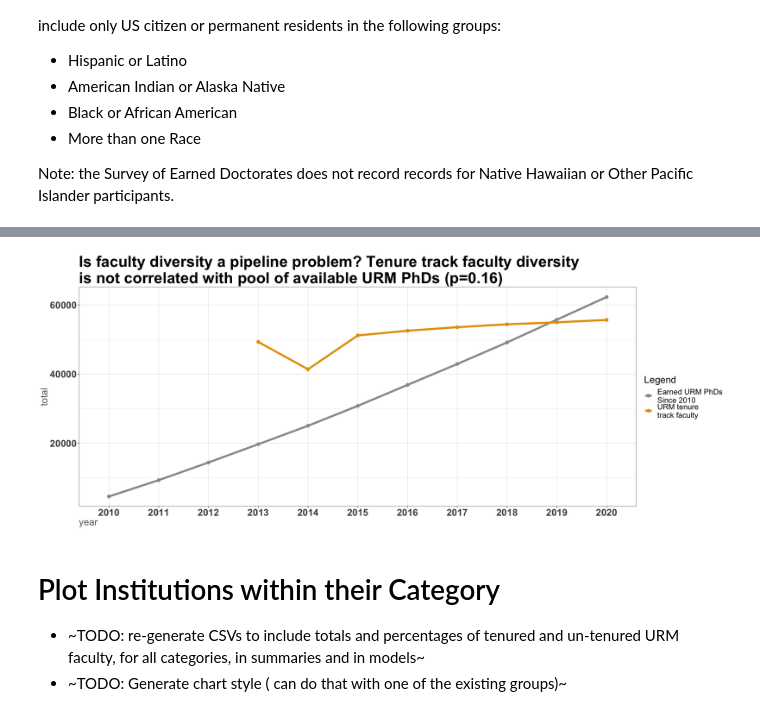
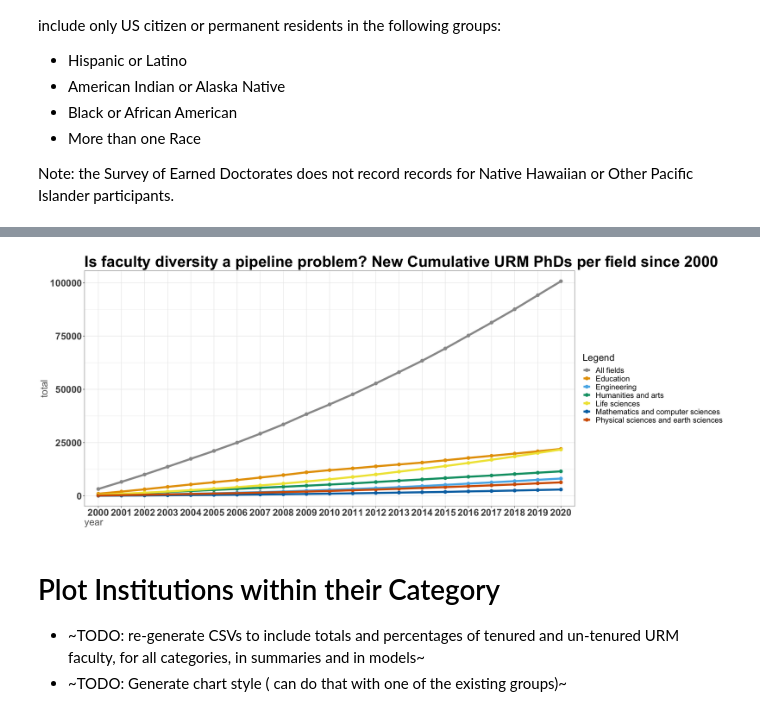
Before and after one commit to natematias/US-Faculty-Diversity-Projections, a Jupyter notebook: data/Paper Analysis and Data.R.ipynb, the cells around one changed output, grey strips where cells are left out. Drawn from its saved outputs; the diff is of its cells as text; code cells hidden in the pictures.

Commit message:
created code to merge earned doctorates data and include it in the paper analysis code

```diff
--- a/data/Paper Analysis and Data.R.ipynb
+++ b/data/Paper Analysis and Data.R.ipynb
@@ -204,28 +229,5 @@ colnames(ed.df)
 # %%
-## generate a column name from a number
-gencolname <- function(i){
-    return(paste("X",i,sep=""))
+## GENERATE A CUMULATIVE SUM FOR A SPECIFIC SEQUENCE OF YEARS
+yearsum <- function(df, min.year, max.year){
+    return(sum(subset(df, Group.1>=min.year & Group.1<=max.year)$count, na.rm=TRUE))
 }
-
-## GENERATE A CUMULATIVE SUM FOR A SPECIFIC SEQUENCE OF YEARS
-## Code validated against spreadsheet on Jan 7, 2022
-yearsum <- function(df, min.year, max.year){
-    return(sum(ed.df[,unlist(lapply(seq(min.year,max.year), FUN=gencolname))]))
-}
-# %%
-## Add cumulative sums
-cumulative.ed.df <- data.frame(
-    sequence = "Earned URM PhDs\nSince 2010",
-    year   = seq(2010, 2020),
-    total  = c(yearsum(ed.df, 2010,2010),
-               yearsum(ed.df, 2010,2011),
-               yearsum(ed.df, 2010,2012),
-               yearsum(ed.df, 2010,2013),
-               yearsum(ed.df, 2010,2014),
-               yearsum(ed.df, 2010,2015),
-               yearsum(ed.df, 2010,2016),
-               yearsum(ed.df, 2010,2017),
-               yearsum(ed.df, 2010,2018),
-               yearsum(ed.df, 2010,2019),
-               yearsum(ed.df, 2010,2020))
-)
@@ -233,0 +279,8 @@ cumulative.ed.df <- data.frame(
+# %%
+min.field.ed.cum.df <- cumulative.sums(min.field.ed.df, "All fields")
+min.field.ed.cum.df <-rbind(min.field.ed.cum.df, cumulative.sums(min.field.ed.df, "Education"))
+min.field.ed.cum.df <-rbind(min.field.ed.cum.df, cumulative.sums(min.field.ed.df, "Engineering"))
+min.field.ed.cum.df <-rbind(min.field.ed.cum.df, cumulative.sums(min.field.ed.df, "Humanities and arts"))
+min.field.ed.cum.df <-rbind(min.field.ed.cum.df, cumulative.sums(min.field.ed.df, "Life sciences"))
+min.field.ed.cum.df <-rbind(min.field.ed.cum.df, cumulative.sums(min.field.ed.df, "Mathematics and computer sciences"))
+min.field.ed.cum.df <-rbind(min.field.ed.cum.df, cumulative.sums(min.field.ed.df, "Physical sciences and earth sciences"))
@@ -253,22 +358,21 @@ ed.tt.cor.1.p
 # %%
-ggplot(ed.year.df, aes(year, total, color=sequence)) +
+ggplot(min.field.ed.cum.df, aes(year, total, color=group)) +
     geom_point(size=3) +
 #    geom_smooth(method=lm, size=2) +
     geom_line(size=2) +
     theme_bw() +
     scale_color_manual(values=cbPalette, name="Legend") +
-    scale_x_discrete(limits=seq(2010,2020, 1)) +
+    scale_x_discrete(limits=seq(2000,2020, 1)) +
     theme(text         = element_text(size=20),
           plot.title   = element_text(size=32, face="bold"),
           axis.text.x  = element_text(size=20, face="bold"),
           axis.text.y  = element_text(size=20, face="bold"),
           axis.title.x = element_text(hjust=0, color="#666666"),
           axis.title.y = element_text(color="#666666")) +
-    ggtitle(paste("Is faculty diversity a pipeline problem? Tenure track faculty diversity\n",
-                  "is not correlated with pool of available URM PhDs (p=", prettyNum(ed.tt.cor.1.p, digits=2) ,")",
+    ggtitle(paste("Is faculty diversity a pipeline problem? New Cumulative URM PhDs per field since 2000",
                   sep=""))
 # %% [output]
-[figure, old version]
+[figure, new version]
 # %% [markdown]
 # Plot Institutions within their Category
 
```
Also changed, not shown: parts of 15 cells of this notebook, 1 other file.
